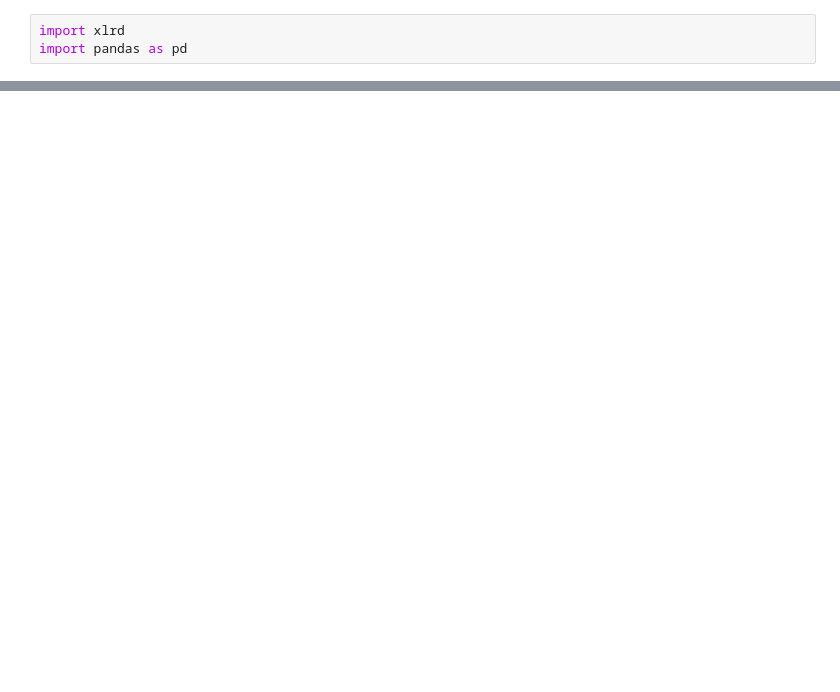
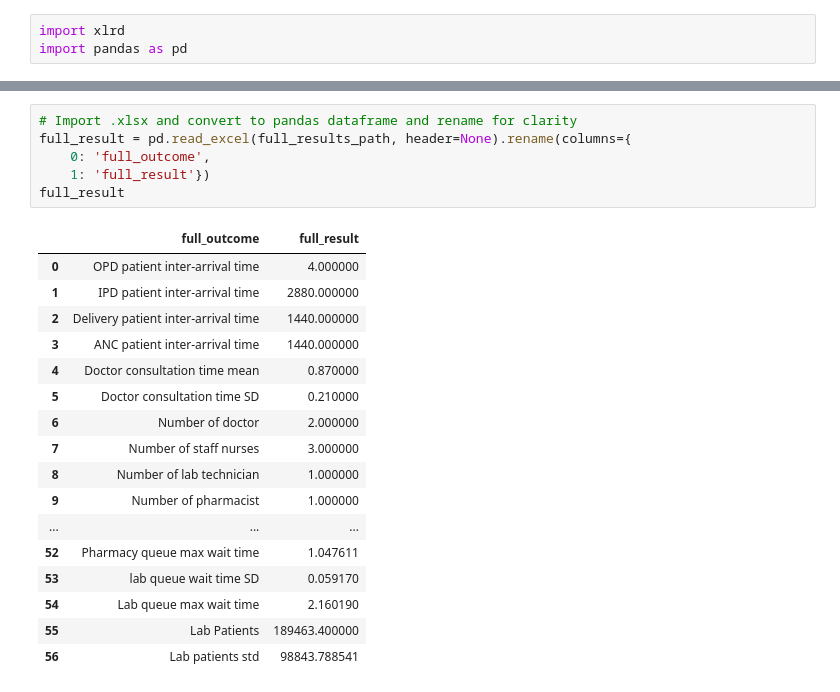
Before and after one commit to pythonhealthdatascience/stars-reproduce-shoaib-2022, a Jupyter notebook: reproduction/reproduce.ipynb, the cells around one changed output, grey strips where cells are left out. Drawn from its saved outputs; the diff is of its cells as text; blank space fills up the shorter version.

```diff
--- a/reproduction/reproduce.ipynb
+++ b/reproduction/reproduce.ipynb
@@ -34,3 +39,27 @@ result
 | del referred | 58.000000 | 53.000000 | 56.000000 | 54.000000 | 44.000000 | 55.000000 | 55.000000 | 62.000000 | 72.000000 | 47.000000 |
 | NCD occ | 0.856243 | 0.876655 | 0.868920 | 0.862815 | 0.875444 | 0.864627 | 0.873573 | 0.882904 | 0.885179 | 0.851488 |
 | ipd bed occ | 0.101028 | 0.091502 | 0.097690 | 0.092269 | 0.082897 | 0.094390 | 0.091500 | 0.098772 | 0.092360 | 0.090019 |
+# %%
+# Import .xlsx and convert to pandas dataframe and rename for clarity
+full_result = pd.read_excel(full_results_path, header=None).rename(columns={
+    0: 'full_outcome',
+    1: 'full_result'})
+full_result
+# %% [output]
+|  | full_outcome | full_result |
+| 0 | OPD patient inter-arrival time | 4.000000 |
+| 1 | IPD patient inter-arrival time | 2880.000000 |
+| 2 | Delivery patient inter-arrival time | 1440.000000 |
+| 3 | ANC patient inter-arrival time | 1440.000000 |
+| 4 | Doctor consultation time mean | 0.870000 |
+| 5 | Doctor consultation time SD | 0.210000 |
+| 6 | Number of doctor | 2.000000 |
+| 7 | Number of staff nurses | 3.000000 |
+| 8 | Number of lab technician | 1.000000 |
+| 9 | Number of pharmacist | 1.000000 |
+| ... | ... | ... |
+| 52 | Pharmacy queue max wait time | 1.047611 |
+| 53 | lab queue wait time SD | 0.059170 |
+| 54 | Lab queue max wait time | 2.160190 |
+| 55 | Lab Patients | 189463.400000 |
+| 56 | Lab patients std | 98843.788541 |
```
Also changed, not shown: parts of 19 cells of this notebook, 4 other files.
